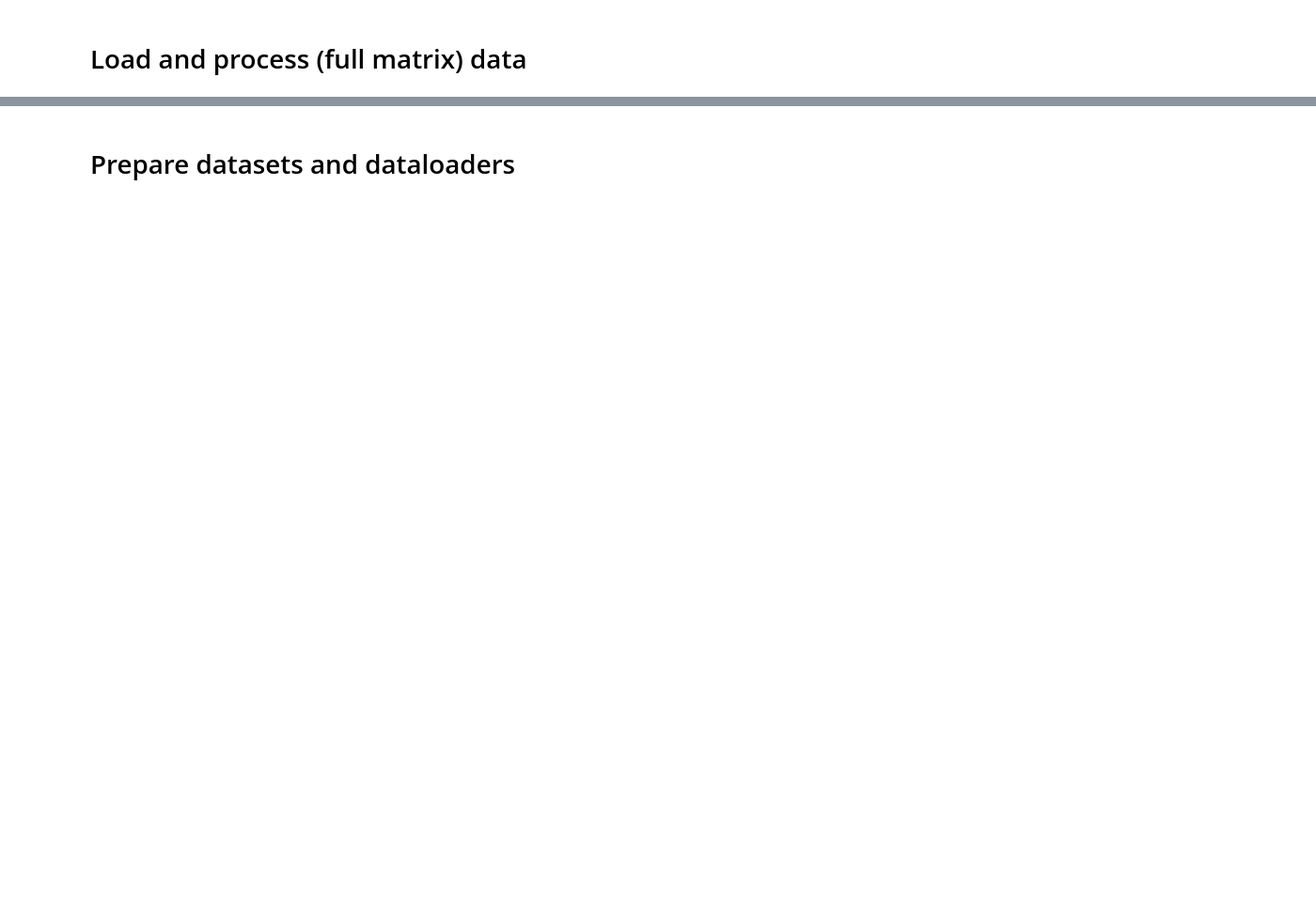
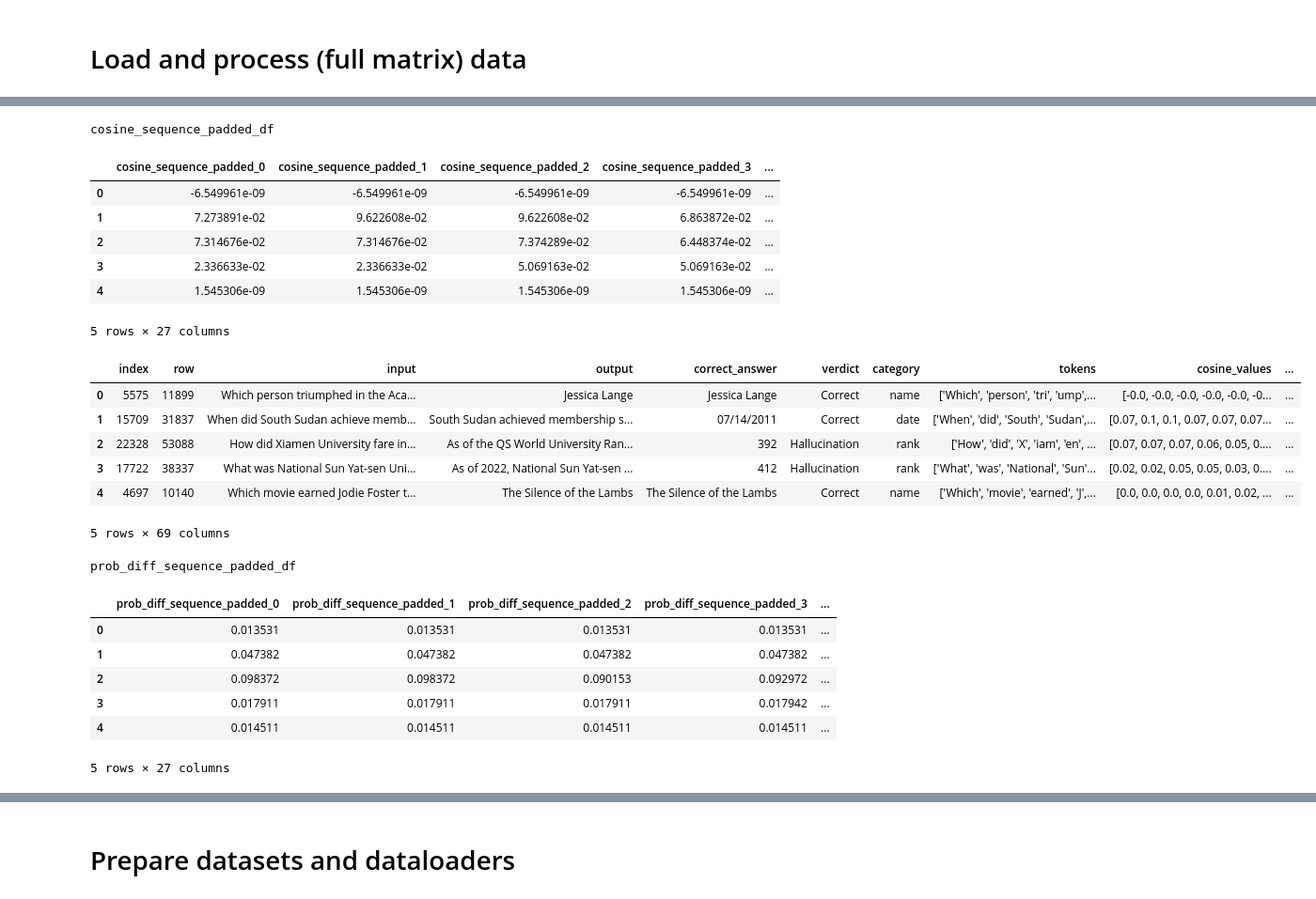
Before and after one commit to leap-laboratories/PIZZA, a Jupyter notebook: examples/hallucination_detection.ipynb, the cells around one changed output, grey strips where cells are left out. Shown at 94% size. Drawn from its saved outputs; the diff is of its cells as text; code cells hidden in the pictures; blank space fills up the shorter version.

Commit message:
Fixed nan bug with reset index

```diff
--- a/examples/hallucination_detection.ipynb
+++ b/examples/hallucination_detection.ipynb
@@ -20,16 +23,14 @@ from sklearn.metrics import (
 # Load and process (full matrix) data
 # %%
 # Read the training and validation CSV files
-train_df = pd.read_csv("examples/data/train_hc_dataset_20240915_044230.csv").sample(10)
-val_df = pd.read_csv("examples/data/val_hc_dataset_20240915_044230.csv").sample(10)
+train_df = pd.read_csv("examples/data/train_hc_dataset_20240915_044230.csv")
+val_df = pd.read_csv("examples/data/val_hc_dataset_20240915_044230.csv")
 
 display(train_df["verdict"].value_counts())
 
-
-def extract_values(list_of_dicts):
+def extract_values(list_of_dicts, aggregate=True):
     all_values = []
     all_keys = []
-    print(list_of_dicts)
     for attr_dict in list_of_dicts:
         values = []
         keys = []
@@ -37,31 +38,46 @@ def extract_values(list_of_dicts):
             if k != "index":
                 values.append(v)
                 keys.append(k)
-        all_values.append(np.array(values))
+        if aggregate:
+            all_values.append(np.array(values).mean())
+        else:
+            all_values.append(values)
         all_keys.append(keys)
 
-    print(all_keys)
-    print(all_values)
-    return np.array(all_values)
+    # If aggregate is False, this is an list of lists. Columns are the attributions for every input token. Rows are the attributions for every output token.
+    # For example, to get the attribution of all output tokens to the first input token only, take the first row.
+    # To get the attributions of the first output token to all input tokens, take the first column.
+    # To get the average attribution per input token, take the mean of every row. This is what we do when aggregate=True.
+    return all_values
+
+
+def pad_sequence(seq, max_len):
+    if len(seq) >= max_len:
+        return seq[:max_len]
+    return seq + [0] * (max_len - len(seq))
 
 
 # Preprocessing function
-def preprocess_data(df):
+def preprocess_data(df, max_len=None):
     attributions_full = df["attributions_full"].apply(ast.literal_eval)
 
-    df["prob_diff_sequence"] = attributions_full.apply(lambda x: extract_values(x[0]["data"]))
-    df["cosine_sequence"] = attributions_full.apply(lambda x: extract_values(x[1]["data"]))
+    df["prob_diff_sequence"] = attributions_full.apply(lambda x: extract_values(x[1]["data"]))
+
+    df["cosine_sequence"] = attributions_full.apply(lambda x: extract_values(x[0]["data"]))
 
     # Encode 'verdict' into numerical labels
     le = LabelEncoder()
     df["verdict_label"] = le.fit_transform(df["verdict"])
 
-    # Pad sequences to the maximum length
-    max_prob_diff_len = df["prob_diff_sequence"].apply(len).max()
-    max_cosine_len = df["cosine_sequence"].apply(len).max()
-
-    def pad_sequence(seq, max_len):
-        return seq + [0] * (max_len - len(seq))
+    if max_len is not None:
+        max_prob_diff_len = max_len
+        max_cosine_len = max_len
+        sample_len = max_len
+    else:
+        # Pad sequences to the maximum length
+        max_prob_diff_len = df["prob_diff_sequence"].apply(len).max()
+        max_cosine_len = df["cosine_sequence"].apply(len).max()
+        sample_len = max(max_prob_diff_len, max_cosine_len)
 
     prob_diff_sequence_padded = np.array(
         df["prob_diff_sequence"].apply(lambda x: pad_sequence(x, max_prob_diff_len))
@@ -80,7 +96,7 @@ def preprocess_data(df):
         columns=[f"cosine_sequence_padded_{i}" for i in range(max_cosine_len)],
     )
 
-    df = pd.concat([df, prob_diff_sequence_padded_df, cosine_sequence_padded_df], axis=1)
+    df = pd.concat([df.reset_index(), prob_diff_sequence_padded_df, cosine_sequence_padded_df], axis=1)
 
     # Compute statistical features
     df["prob_diff_mean"] = df["prob_diff_sequence"].apply(np.mean)
@@ -99,12 +115,12 @@ def preprocess_data(df):
     df["cosine_q25"] = df["cosine_sequence"].apply(lambda x: np.percentile(x, 25))
     df["cosine_q75"] = df["cosine_sequence"].apply(lambda x: np.percentile(x, 75))
 
-    return df
+    return df, sample_len
 
 
 # Preprocess training and validation data
-train_df = preprocess_data(train_df)
-val_df = preprocess_data(val_df)
+train_df, sample_len = preprocess_data(train_df)
+val_df, _ = preprocess_data(val_df, max_len=sample_len)
 
 # Define feature columns
 prob_diff_features = [
@@ -154,0 +161,23 @@ ValueError: operands could not be broadcast together with shapes (14,38) (39,)
+cosine_sequence_padded_df
+|  | cosine_sequence_padded_0 | cosine_sequence_padded_1 | cosine_sequence_padded_2 | cosine_sequence_padded_3 | ... |
+| 0 | -6.549961e-09 | -6.549961e-09 | -6.549961e-09 | -6.549961e-09 | ... |
+| 1 | 7.273891e-02 | 9.622608e-02 | 9.622608e-02 | 6.863872e-02 | ... |
+| 2 | 7.314676e-02 | 7.314676e-02 | 7.374289e-02 | 6.448374e-02 | ... |
+| 3 | 2.336633e-02 | 2.336633e-02 | 5.069163e-02 | 5.069163e-02 | ... |
+| 4 | 1.545306e-09 | 1.545306e-09 | 1.545306e-09 | 1.545306e-09 | ... |
+5 rows × 27 columns
+|  | index | row | input | output | correct_answer | verdict | category | tokens | cosine_values | ... |
+| 0 | 5575 | 11899 | Which person triumphed in the Aca... | Jessica Lange | Jessica Lange | Correct | name | ['Which', 'person', 'tri', 'ump',... | [-0.0, -0.0, -0.0, -0.0, -0.0, -0... | ... |
+| 1 | 15709 | 31837 | When did South Sudan achieve memb... | South Sudan achieved membership s... | 07/14/2011 | Correct | date | ['When', 'did', 'South', 'Sudan',... | [0.07, 0.1, 0.1, 0.07, 0.07, 0.07... | ... |
+| 2 | 22328 | 53088 | How did Xiamen University fare in... | As of the QS World University Ran... | 392 | Hallucination | rank | ['How', 'did', 'X', 'iam', 'en', ... | [0.07, 0.07, 0.07, 0.06, 0.05, 0.... | ... |
+| 3 | 17722 | 38337 | What was National Sun Yat-sen Uni... | As of 2022, National Sun Yat-sen ... | 412 | Hallucination | rank | ['What', 'was', 'National', 'Sun'... | [0.02, 0.02, 0.05, 0.05, 0.03, 0.... | ... |
+| 4 | 4697 | 10140 | Which movie earned Jodie Foster t... | The Silence of the Lambs | The Silence of the Lambs | Correct | name | ['Which', 'movie', 'earned', 'J',... | [0.0, 0.0, 0.0, 0.0, 0.01, 0.02, ... | ... |
+5 rows × 69 columns
+prob_diff_sequence_padded_df
+|  | prob_diff_sequence_padded_0 | prob_diff_sequence_padded_1 | prob_diff_sequence_padded_2 | prob_diff_sequence_padded_3 | ... |
+| 0 | 0.013531 | 0.013531 | 0.013531 | 0.013531 | ... |
+| 1 | 0.047382 | 0.047382 | 0.047382 | 0.047382 | ... |
+| 2 | 0.098372 | 0.098372 | 0.090153 | 0.092972 | ... |
+| 3 | 0.017911 | 0.017911 | 0.017911 | 0.017942 | ... |
+| 4 | 0.014511 | 0.014511 | 0.014511 | 0.014511 | ... |
+5 rows × 27 columns
```
Also changed, not shown: parts of 5 cells of this notebook, 1 other file.
